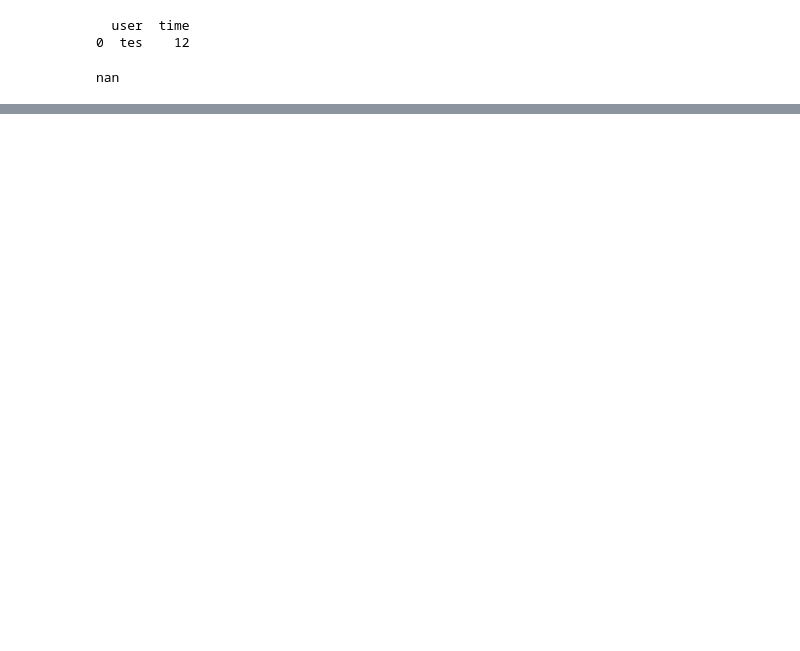
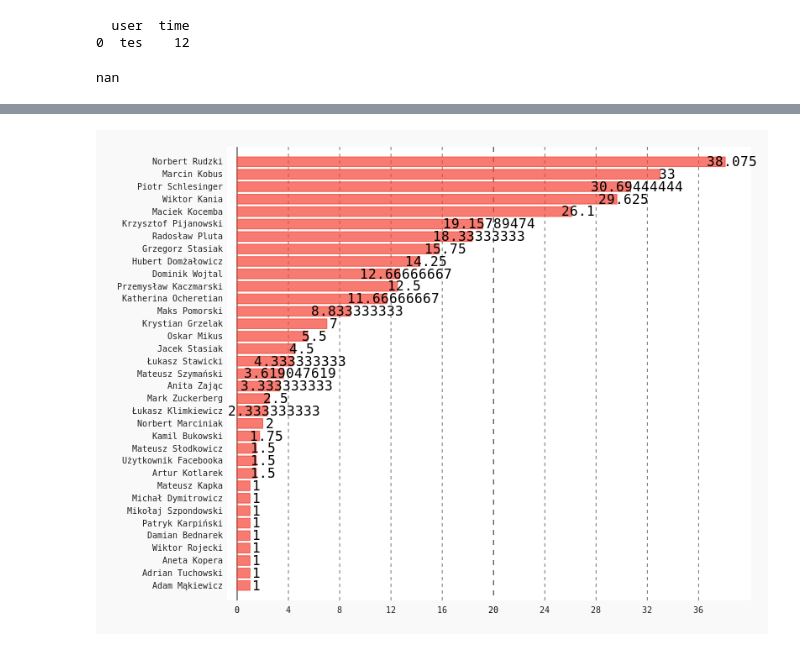
Before and after one commit to klima7/Social-Insight, a Jupyter notebook: analytics/messenger_analytics_notebook.ipynb, the cells around one changed output, grey strips where cells are left out. Cells and saved outputs as stored; diff of their text form; code cells hidden in the pictures; blank space fills up the shorter version.

```diff
--- a/analytics/messenger_analytics_notebook.ipynb
+++ b/analytics/messenger_analytics_notebook.ipynb
@@ -102,8 +102,8 @@ def gen_pandas_table(zip):
     return {'table': messages_table, 'username': username}
 # %%
 # zip_path = "/home/jacek/Pobrane/Okon_Slowacki_30_11_2020.zip"
-# zip_path = "/home/jacek/Pobrane/facebook-jacekstasiak75 222.zip"
-zip_path = "/home/jacek/Pobrane/facebook-janpodkowa98.zip"
+zip_path = "/home/jacek/Pobrane/facebook-jacekstasiak75 222.zip"
+# zip_path = "/home/jacek/Pobrane/facebook-janpodkowa98.zip"
 
 data = None
 with zp.ZipFile(zip_path) as zip:
@@ -381,0 +479,24 @@ nan
+# %%
+def conversation_length(data): # Skopiowane reply_time, więc nazwy zmiennych nie mają sensu
+    messages = data['table']
+    reply_times = pd.DataFrame();
+    convos = messages[messages['thread_type'] == 'Regular'].groupby('conversation')
+    for user, msg in convos:
+        t = pd.DataFrame({'user': [user], 'time': [determine_conversation_length(msg.loc[:, ('sender', 'time')], data['username'])]})
+    #     print(t)
+        reply_times = reply_times.append(t)
+
+#     reply_times = reply_times.dropna() # Usuwa osoby które nigdy nie odpowiedziały :(
+    reply_times = reply_times.sort_values(['time'])
+    gr = pygal.HorizontalBar()
+    gr.add('', reply_times['time'])
+    gr.x_labels = list(reply_times['user'])
+    gr.human_readable = True
+    gr.show_legend = False
+    gr.print_values = True
+    gr.print_values_position = 'top'
+
+    return gr
+conversation_length(data)
+# %% [output]
+[figure, added]
```
Also changed, not shown: parts of 8 cells of this notebook, 1 other file.
